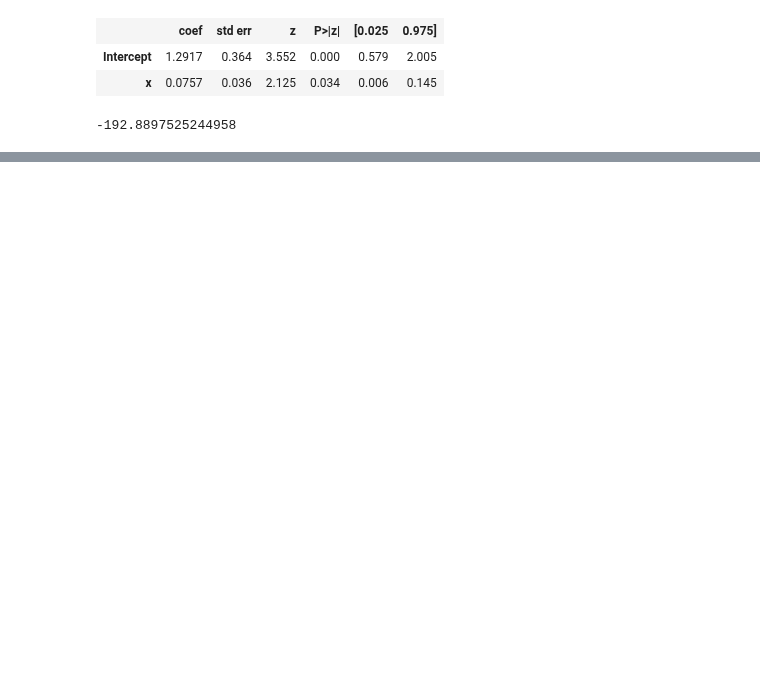
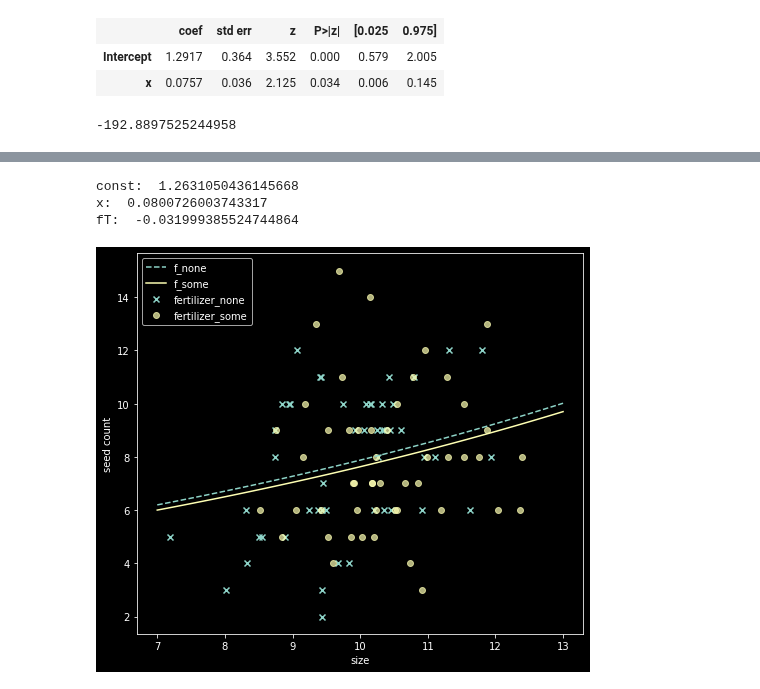
Before and after one commit to kazuogawa/green-book, a Jupyter notebook: chapter3/data3a_describe.ipynb, the cells around one changed output, grey strips where cells are left out. Saved outputs shown, nothing was run; the diff lists cells and outputs as text; code cells hidden in the pictures; blank space fills up the shorter version.

```diff
--- a/chapter3/data3a_describe.ipynb
+++ b/chapter3/data3a_describe.ipynb
@@ -105,0 +129,17 @@ sum(poisson.logpmf(df.y, df.y))
+# %%
+#https://analytics-note.xyz/programming/statsmodels-glm-poisson/
+import statsmodels.api as sm
+# one hot表現
+df_2 = df.copy()
+df_2["fT"] = (df_2.f == "T").astype(int)
+y = df_2.y
+X = df_2[["x", "fT"]]
+X = sm.add_constant(X)
+# xに特徴量、yに求めたい答えを乗っけて下記のようにmodel作る
+model = sm.GLM(y, X, family=sm.families.Poisson())
+result = model.fit()
+
+# 結果出力
+# 下記が最大対数尤度(当てはまりやすさ。大きい数字ほど良い)
+# Log-Likelihood: -235.29
+print(result.summary())
@@ -105,0 +165,27 @@ sum(poisson.logpmf(df.y, df.y))
+# %%
+#B1
+print("const: ", result.params["const"])
+#B2
+print("x: ", result.params["x"])
+#B3.ほとんど施肥には意味がないことがわかる
+print("fT: ", result.params["fT"])
+# プロット用のデータ作成
+xx = np.linspace(7, 13, 101)
+yy0 = np.exp(result.params["const"] + result.params["x"]*xx)
+yy1 = np.exp(result.params["const"] + result.params["x"]*xx + result.params["fT"])
+
+fig = plt.figure(figsize=(8, 7))
+ax = fig.add_subplot(1, 1, 1)
+ax.set_xlabel("size")
+ax.set_ylabel("seed count")
+ax.scatter(X[X.fT == 0]["x"], y[X.fT == 0].values, marker="x", label="fertilizer_none")
+ax.scatter(X[X.fT == 1]["x"], y[X.fT == 1].values, alpha=0.7, label="fertilizer_some")
+ax.plot(xx, yy0, linestyle="--",  label="f_none")
+ax.plot(xx, yy1, label="f_some")
+plt.legend()
+plt.show()
+# %% [output]
+const:  1.2631050436145668
+x:  0.0800726003743317
+fT:  -0.031999385524744864
+[figure, added]
```
Also changed, not shown: parts of 7 cells of this notebook.
